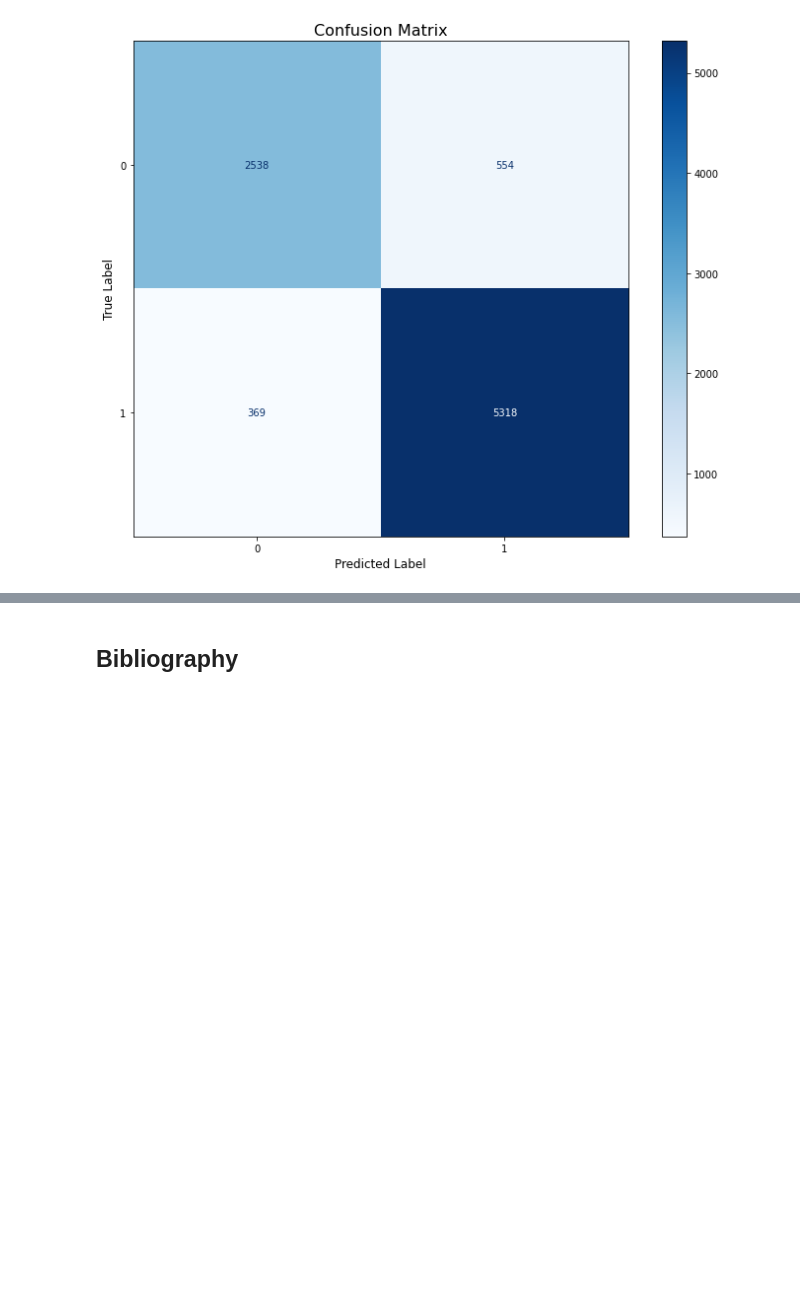
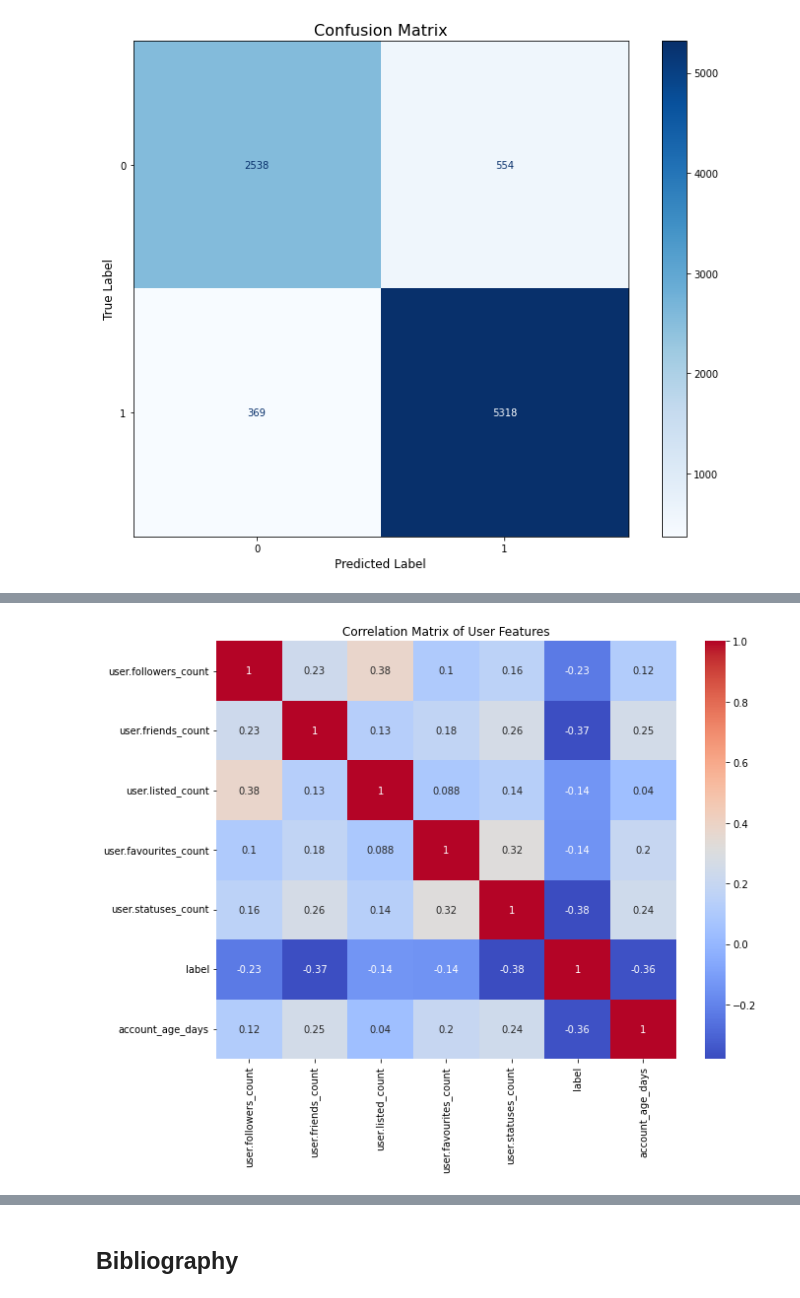
Before and after one commit to idangabai/bot_detection_eda, a Jupyter notebook: bot_detection_eda.ipynb, the cells around one changed output, grey strips where cells are left out. Cells and saved outputs as stored; diff of their text form; code cells hidden in the pictures; blank space fills up the shorter version.

```diff
--- a/bot_detection_eda.ipynb
+++ b/bot_detection_eda.ipynb
@@ -1114,0 +733,37 @@ Name: user.verified, dtype: float64
+# %%
+def outlier_handling_iqr(df, features):
+
+    iqr_factor = 1.5
+    df_res = df.copy()
+
+    # Replace numeric outliers with np.nan
+
+    for col in df_res.columns:
+
+        if col in features:  # if numeric column
+
+            # calculate Q1 and Q3 for each column
+            Q1 = df_res[col].quantile(0.25)
+            Q3 = df_res[col].quantile(0.75)
+            median = df_res[col].quantile(0.50)
+            # interquatile range (IQR)
+            IQR = Q3 - Q1
+
+            # replace outliers with NaN
+            df_res.loc[(df_res[col] < (Q1 - iqr_factor * IQR)) | (df_res[col] > (Q3 + iqr_factor * IQR)), col] = median
+
+    return df_res
+# %%
+numeric_cols_irq = ['user.followers_count', 'user.friends_count', 'user.listed_count',
+       'user.favourites_count', 'user.statuses_count']
+df2 = outlier_handling_iqr(df2,numeric_cols_irq)
+# %%
+numeric = df2.select_dtypes('number').copy()
+correlation_matrix = numeric.corr()
+plt.figure(figsize=(10, 8))
+sns.heatmap(correlation_matrix, annot=True, cmap='coolwarm')
+plt.title('Correlation Matrix of User Features')
+plt.tight_layout()
+plt.show()
+# %% [output]
+[figure, added]
```
Also changed, not shown: parts of 31 cells of this notebook.
